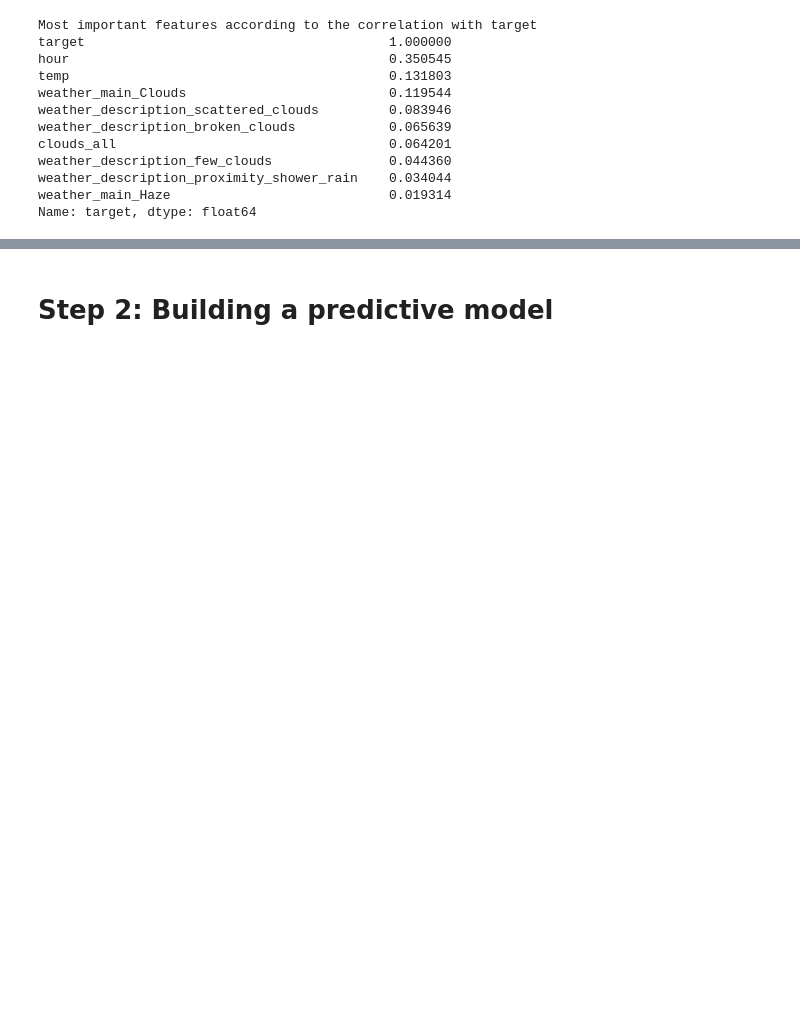
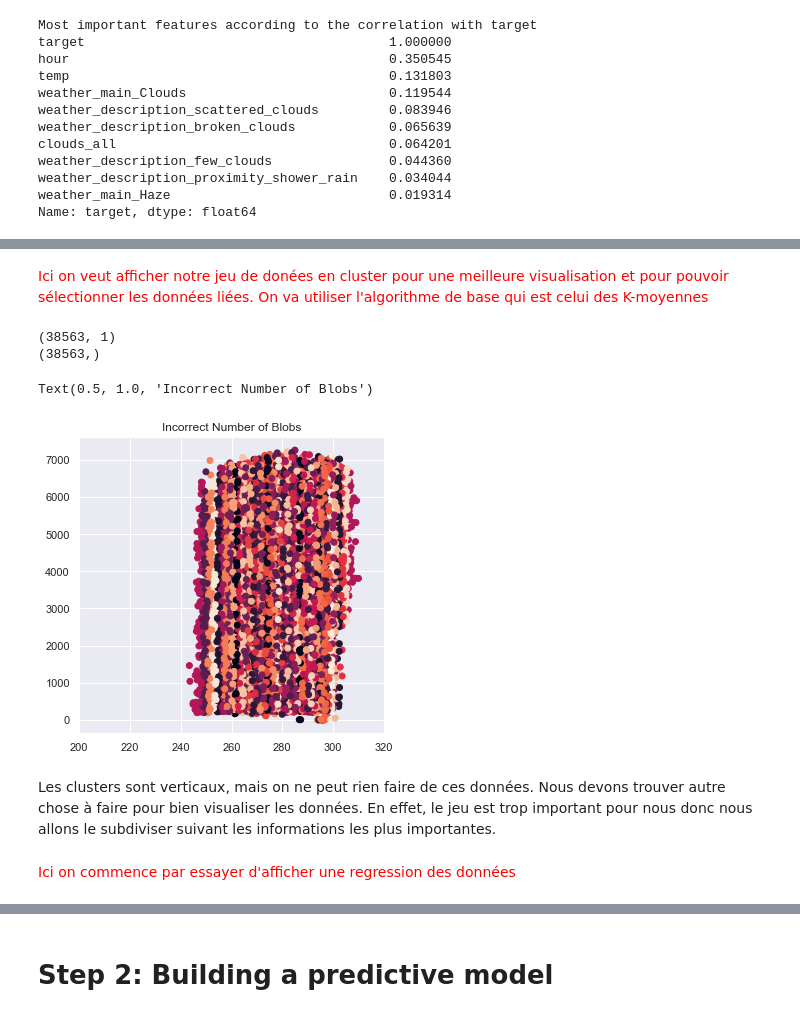
Before and after one commit to javaax/truck, a Jupyter notebook: starting_kit/README_{visualisation}.ipynb, the cells around one changed output, grey strips where cells are left out. Cells and saved outputs as stored; diff of their text form; code cells hidden in the pictures; blank space fills up the shorter version.

```diff
--- a/starting_kit/README_{visualisation}.ipynb
+++ b/starting_kit/README_{visualisation}.ipynb
@@ -162,0 +153,4 @@ plt.show()
+# %%
+from data_manager import DataManager
+D = DataManager(data_name, data_dir, replace_missing=True)
+print(D)
@@ -162,0 +175,36 @@ plt.show()
+# %% [markdown]
+<div>
+    <span style="color:red"> Ici on veut afficher notre jeu de donées en cluster pour une meilleure visualisation et pour pouvoir sélectionner les données liées. On va utiliser l'algorithme de base qui est celui des K-moyennes</span>
+</div>
+# %%
+from sklearn.cluster import KMeans
+from sklearn.datasets import make_blobs
+
+#exemple pour visualiser les clusters avec la méthode des K-moyennes
+plt.figure(figsize=(12, 12))
+
+n_samples = 38563
+random_state = 170
+
+x=D.data['X_train'][:, 1].reshape((38563, 1))
+print(x.shape)
+Y=D.data['Y_train']
+print(Y.shape)
+
+y_pred = KMeans(n_clusters=59, random_state=random_state).fit_predict(x)
+
+plt.subplot(221)
+plt.scatter(x[:, 0], Y, c=y_pred)
+plt.xlim(200,320)
+plt.title("Incorrect Number of Blobs")
+# %% [output]
+(38563, 1)
+(38563,)
+Text(0.5, 1.0, 'Incorrect Number of Blobs')
+[figure, added]
+# %% [markdown]
+Les clusters sont verticaux, mais on ne peut rien faire de ces données. Nous devons trouver autre chose à faire pour bien visualiser les données. En effet, le jeu est trop important pour nous donc nous allons le subdiviser suivant les informations les plus importantes.
+# %% [markdown]
+<div>
+    <span style="color:red"> Ici on commence par essayer d'afficher une regression des données</span>
+</div>
```
Also changed, not shown: parts of 28 cells of this notebook.
